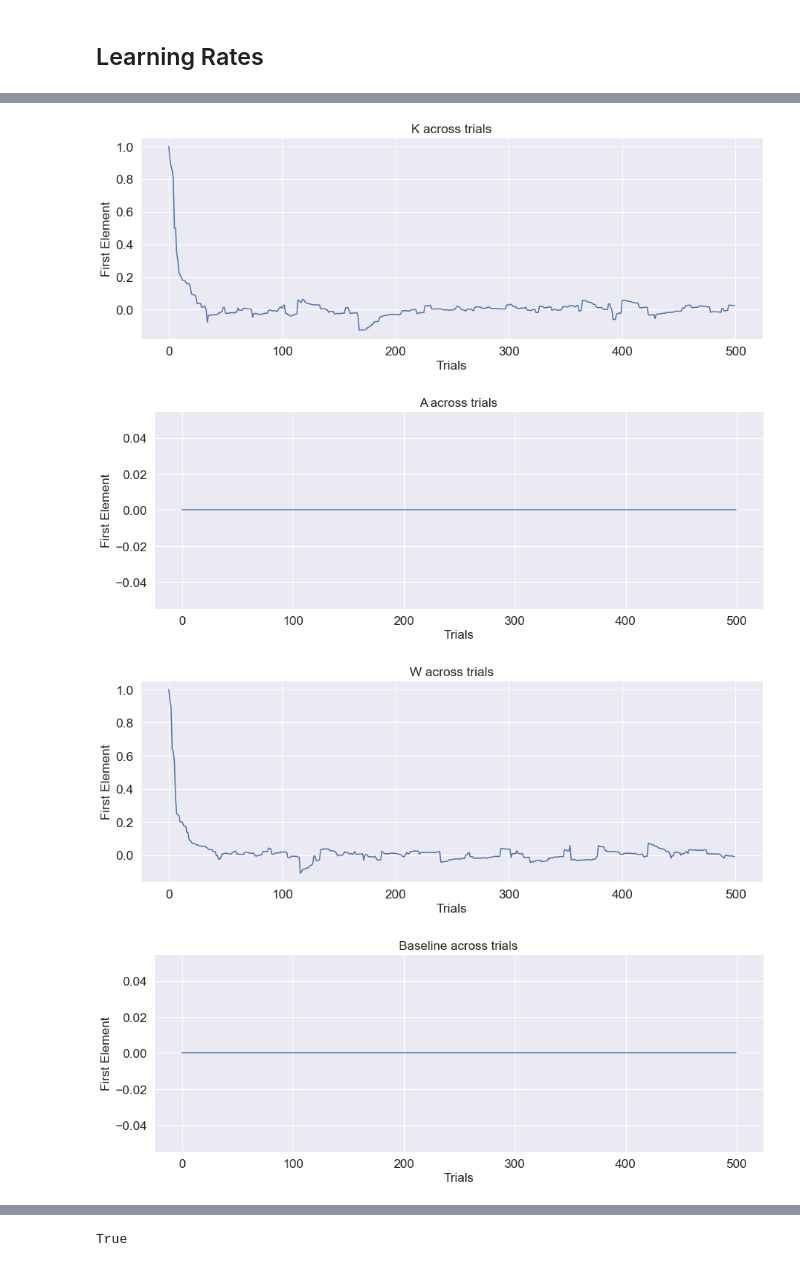
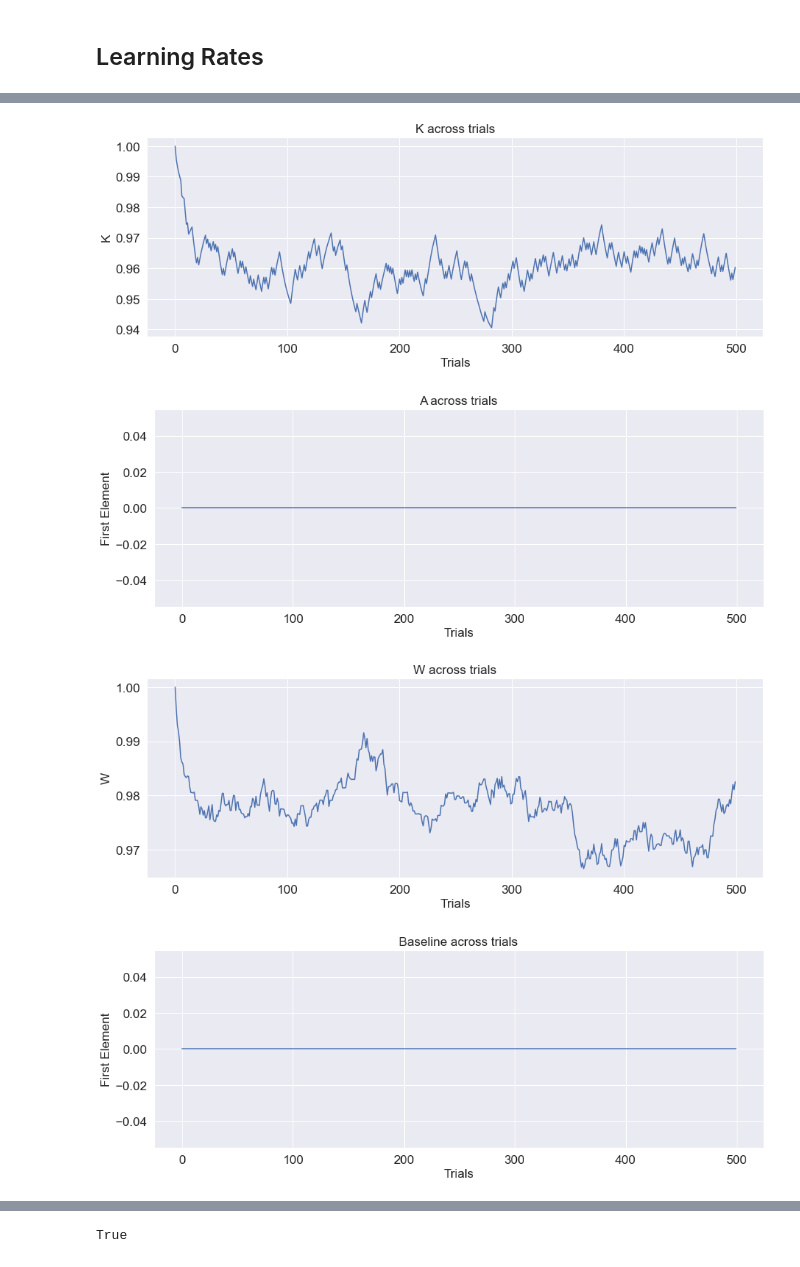
Before and after one commit to mmadduri/BMI_Model, a Jupyter notebook: MathModels/BMIModel_MathModel_1D.ipynb, the cells around one changed output, grey strips where cells are left out. Cells and saved outputs as stored; diff of their text form; code cells hidden in the pictures.

```diff
--- a/MathModels/BMIModel_MathModel_1D.ipynb
+++ b/MathModels/BMIModel_MathModel_1D.ipynb
@@ -312,7 +312,7 @@ decoder cost = $||y-\tau||^2 + \sigma_{k}||K||^2$
 
 Joint cost = brain cost + decoder cost = 2$||y-\tau||^2 + \sigma_{w}||W||^2 + \sigma_{k}||K||^2$
 # %%
-SIGMA = 10
+SIGMA = 0.25
 SIGMA_K = SIGMA
 SIGMA_B = SIGMA
 # sigma/variance of target < 1
@@ -512,9 +512,9 @@ def findErrorGrad(input_vect, input_var, param_dist, cost_func, cost_func_args):
 def findNextTarget(curr_cursor, prev_targ):
     ## random
 #     x_pos = 2*np.random.random_sample()
-    x_pos = 1
+    x_pos = 2
     if np.random.random() < 0.5:
-        x_pos = -1
+        x_pos = -2
 
     return np.array( [x_pos] )
 # %% [raw]
@@ -692,7 +692,7 @@ NUM_TRIALS = 500
 # NUM_RUNS = 2 # Has to be >1 # 2 = goes through the trial for target once
 NUM_SESSIONS = 1
 
-rate_list = [6e-3]
+rate_list = [1e-2]
 print(rate_list)
 # dec_rate_list = (np.logspace(-2, -6, 11))
 dec_rate_list = rate_list
@@ -1066,37 +1067,37 @@ Session # 0| Reach Error (end) = 1.0001810346081241
 # %%
 # plot of 1st dimension, neuron #1 and 1st session
 
 for iS in range(NUM_SESSIONS):
     plt.plot(k_trial[0, 0,:, iS]) #, label=''+sr(iS))
 plt.title("K across trials")
 plt.xlabel("Trials")
-plt.ylabel("First Element")
+plt.ylabel("K")
 plt.show()
 
 for iS in range(NUM_SESSIONS):
     plt.plot(a_trial[0,:, iS]) #, label=''+sr(iS))
 plt.title("A across trials")
 plt.xlabel("Trials")
 plt.ylabel("First Element")
 plt.show()
 
 for iS in range(NUM_SESSIONS):
     plt.plot(lambda_trial[0, 1, :, iS]) #, label=''+str(iS))
 plt.title("W across trials")
 plt.xlabel("Trials")
-plt.ylabel("First Element")
+plt.ylabel("W")
 plt.show()
 
 for iS in range(NUM_SESSIONS):
     plt.plot(lambda_trial[0, 0,:, iS]) #, label=''+sr(iS))
 plt.title("Baseline across trials")
 plt.xlabel("Trials")
 plt.ylabel("First Element")
 plt.show()
 # %% [output]
-[figure, old version]
+[figure, new version]
 [figure]
-[figure, old version]
+[figure, new version]
 [figure]
 # %%
 for iS in range(NUM_SESSIONS):
```
Also changed, not shown: parts of 17 cells of this notebook, 2 other files.
